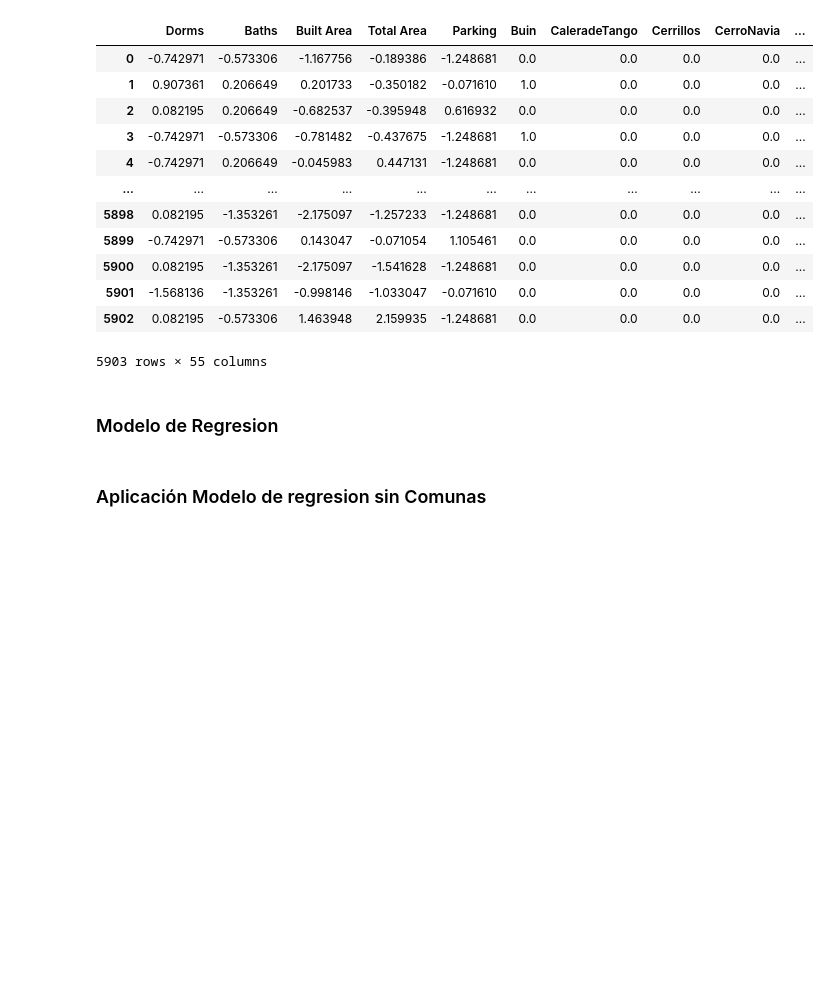
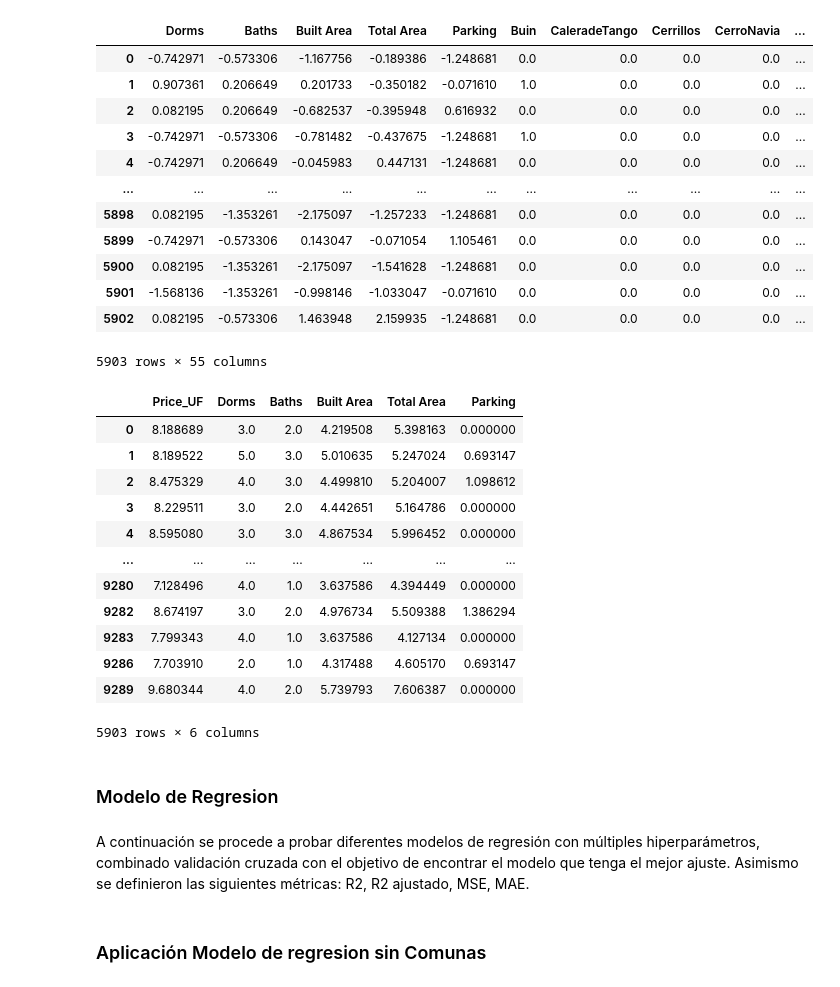
Before and after one commit to mespinoza8/Prediccion-Precio-Casas, a Jupyter notebook: precio_casas.ipynb, the cells around one changed output. Drawn from its saved outputs; the diff is of its cells as text; code cells hidden in the pictures; blank space fills up the shorter version.

```diff
--- a/precio_casas.ipynb
+++ b/precio_casas.ipynb
@@ -264,8 +264,26 @@ display(X)
 | 5901 | -1.568136 | -1.353261 | -0.998146 | -1.033047 | -0.071610 | 0.0 | 0.0 | 0.0 | 0.0 | ... |
 | 5902 | 0.082195 | -0.573306 | 1.463948 | 2.159935 | -1.248681 | 0.0 | 0.0 | 0.0 | 0.0 | ... |
 5903 rows × 55 columns
+# %%
+df_casas_transformed
+# %% [output]
+|  | Price_UF | Dorms | Baths | Built Area | Total Area | Parking |
+| 0 | 8.188689 | 3.0 | 2.0 | 4.219508 | 5.398163 | 0.000000 |
+| 1 | 8.189522 | 5.0 | 3.0 | 5.010635 | 5.247024 | 0.693147 |
+| 2 | 8.475329 | 4.0 | 3.0 | 4.499810 | 5.204007 | 1.098612 |
+| 3 | 8.229511 | 3.0 | 2.0 | 4.442651 | 5.164786 | 0.000000 |
+| 4 | 8.595080 | 3.0 | 3.0 | 4.867534 | 5.996452 | 0.000000 |
+| ... | ... | ... | ... | ... | ... | ... |
+| 9280 | 7.128496 | 4.0 | 1.0 | 3.637586 | 4.394449 | 0.000000 |
+| 9282 | 8.674197 | 3.0 | 2.0 | 4.976734 | 5.509388 | 1.386294 |
+| 9283 | 7.799343 | 4.0 | 1.0 | 3.637586 | 4.127134 | 0.000000 |
+| 9286 | 7.703910 | 2.0 | 1.0 | 4.317488 | 4.605170 | 0.693147 |
+| 9289 | 9.680344 | 4.0 | 2.0 | 5.739793 | 7.606387 | 0.000000 |
+5903 rows × 6 columns
 # %% [markdown]
 ### Modelo de Regresion
+# %% [markdown]
+A continuación se procede a probar diferentes modelos de regresión con múltiples hiperparámetros, combinado validación cruzada con el objetivo de encontrar el modelo que tenga el mejor ajuste. Asimismo se definieron las siguientes métricas: R2, R2 ajustado, MSE, MAE.
 # %%
 def modelos_regresion (X,y):
     #Se particionan los datos en entrenamiento y testeo
```
Also changed, not shown: parts of 10 cells of this notebook.
